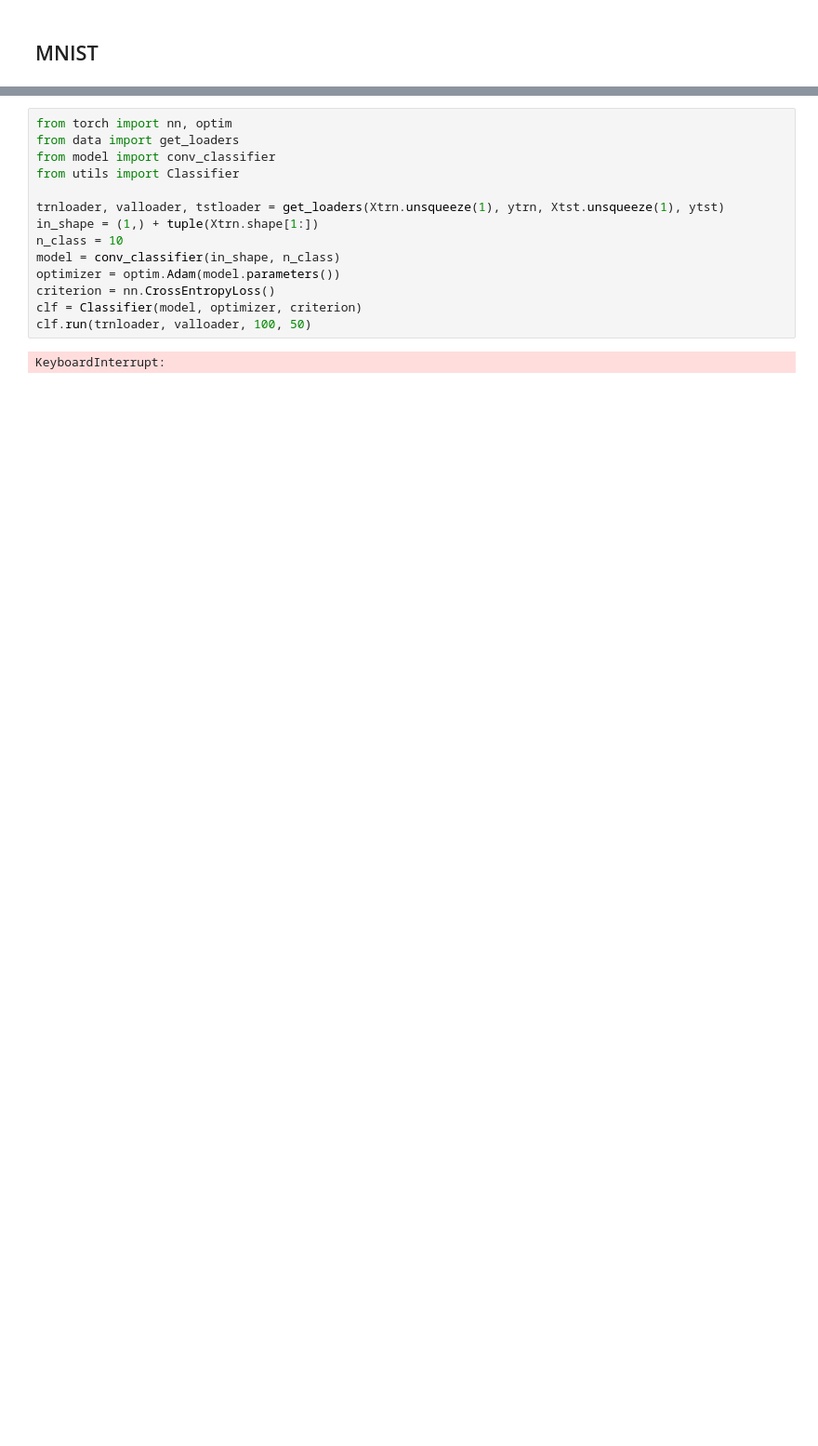
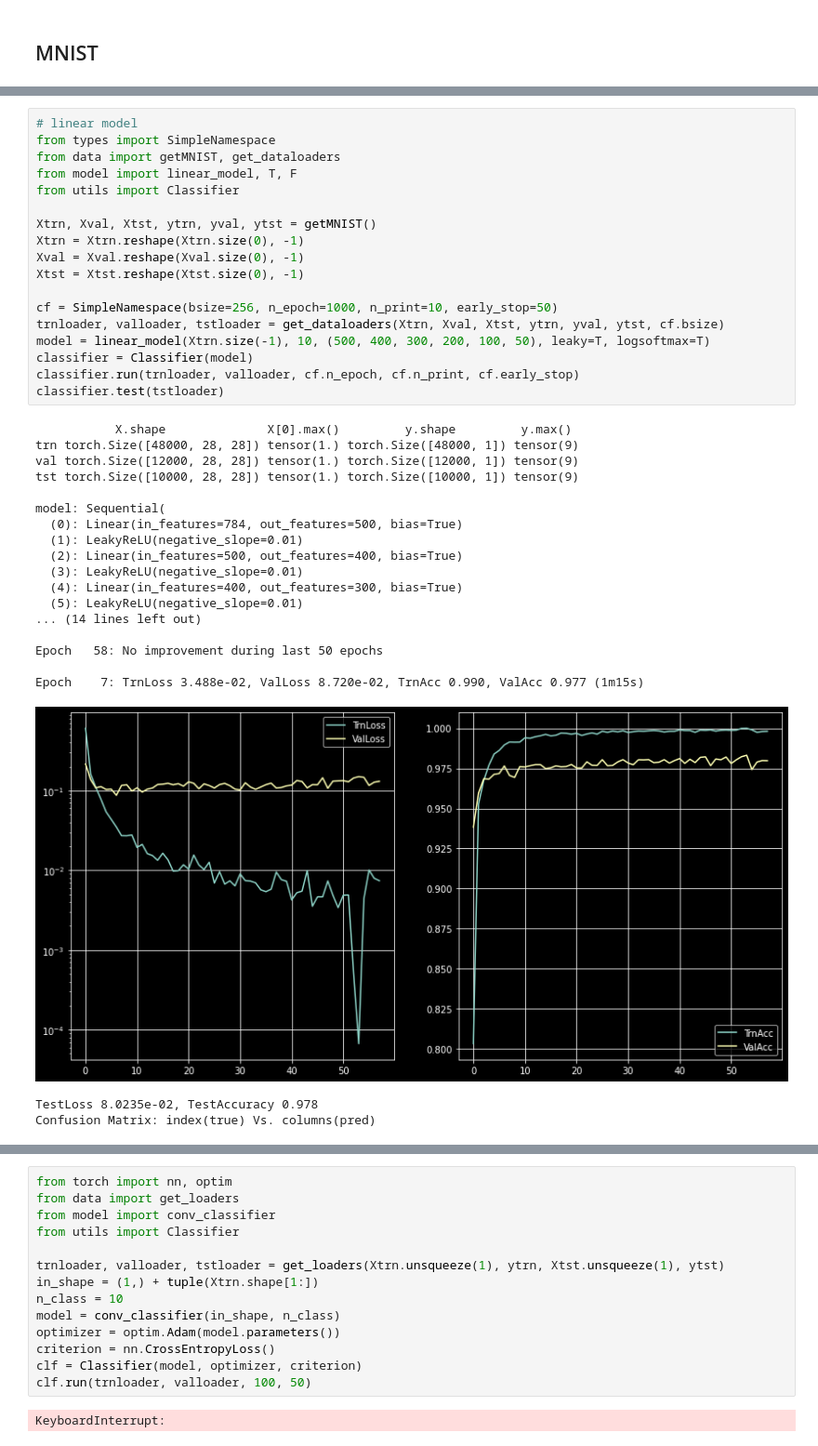
Before and after one commit to ajwkim/DLRL, a Jupyter notebook: pytorch3.ipynb, the cells around one changed output, grey strips where cells are left out. Shown at 93% size. Cells and saved outputs as stored; diff of their text form; blank space fills up the shorter version.

```diff
--- a/pytorch3.ipynb
+++ b/pytorch3.ipynb
@@ -341,0 +344,39 @@ tst torch.Size([10000, 28, 28]) tensor(1.) torch.Size([10000, 1]) tensor(9)
+# %%
+# linear model
+from types import SimpleNamespace
+from data import getMNIST, get_dataloaders
+from model import linear_model, T, F
+from utils import Classifier
+
+Xtrn, Xval, Xtst, ytrn, yval, ytst = getMNIST()
+Xtrn = Xtrn.reshape(Xtrn.size(0), -1)
+Xval = Xval.reshape(Xval.size(0), -1)
+Xtst = Xtst.reshape(Xtst.size(0), -1)
+
+cf = SimpleNamespace(bsize=256, n_epoch=1000, n_print=10, early_stop=50)
+trnloader, valloader, tstloader = get_dataloaders(Xtrn, Xval, Xtst, ytrn, yval, ytst, cf.bsize)
+model = linear_model(Xtrn.size(-1), 10, (500, 400, 300, 200, 100, 50), leaky=T, logsoftmax=T)
+classifier = Classifier(model)
+classifier.run(trnloader, valloader, cf.n_epoch, cf.n_print, cf.early_stop)
+classifier.test(tstloader)
+# %% [output]
+           X.shape              X[0].max()         y.shape         y.max()
+trn torch.Size([48000, 28, 28]) tensor(1.) torch.Size([48000, 1]) tensor(9)
+val torch.Size([12000, 28, 28]) tensor(1.) torch.Size([12000, 1]) tensor(9)
+tst torch.Size([10000, 28, 28]) tensor(1.) torch.Size([10000, 1]) tensor(9)
+
+model: Sequential(
+  (0): Linear(in_features=784, out_features=500, bias=True)
+  (1): LeakyReLU(negative_slope=0.01)
+  (2): Linear(in_features=500, out_features=400, bias=True)
+  (3): LeakyReLU(negative_slope=0.01)
+  (4): Linear(in_features=400, out_features=300, bias=True)
+  (5): LeakyReLU(negative_slope=0.01)
+... (14 lines left out)
+
+Epoch   58: No improvement during last 50 epochs
+
+Epoch    7: TrnLoss 3.488e-02, ValLoss 8.720e-02, TrnAcc 0.990, ValAcc 0.977 (1m15s)
+[figure, added]
+TestLoss 8.0235e-02, TestAccuracy 0.978
+Confusion Matrix: index(true) Vs. columns(pred)
```
Also changed, not shown: parts of 4 cells of this notebook, 3 other files.
